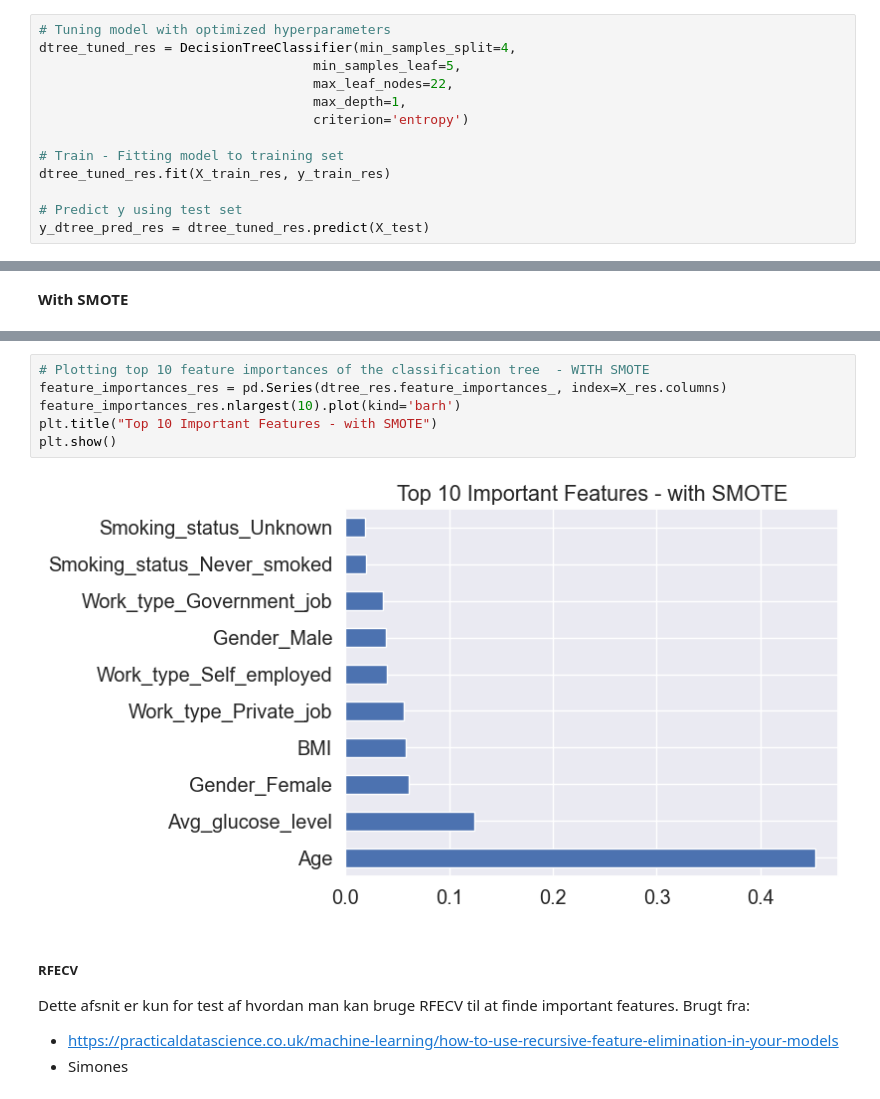
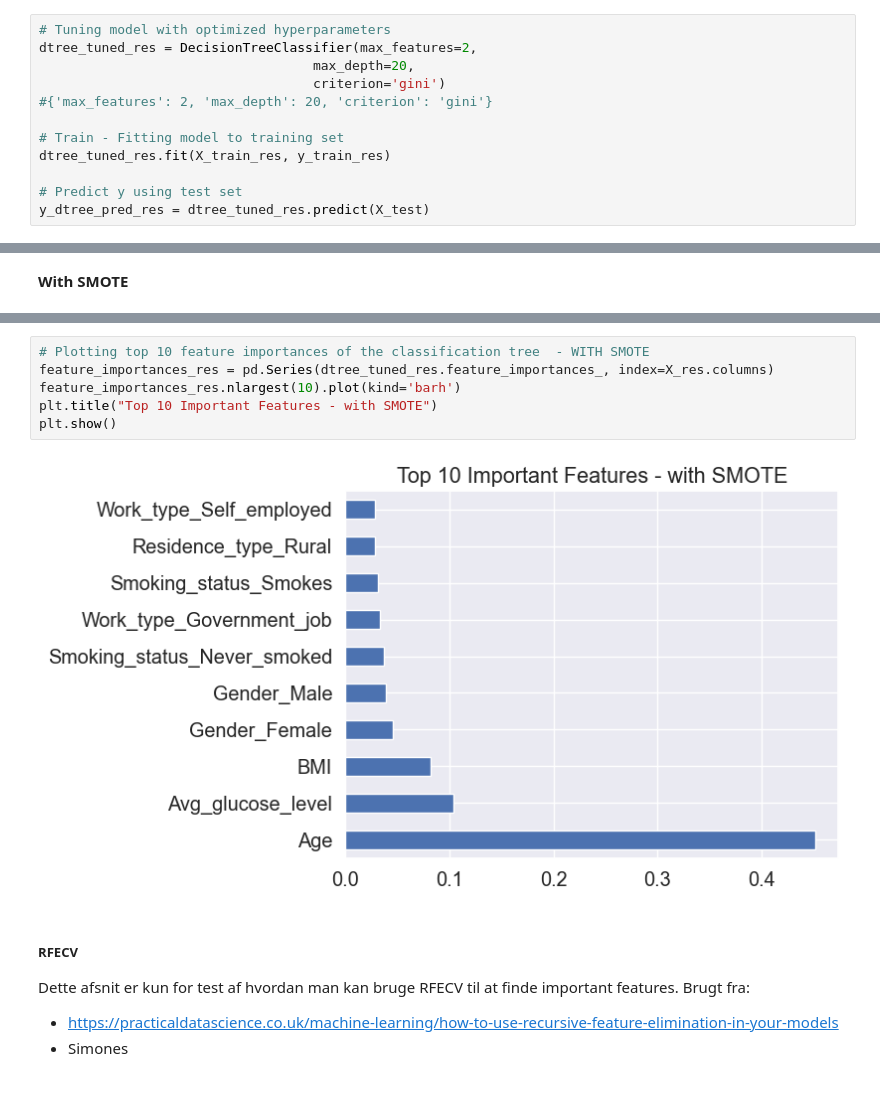
Before and after one commit to helenaglaring/BDM, a Jupyter notebook: BDM_stroke_prediction.ipynb, the cells around one changed output, grey strips where cells are left out. Saved outputs shown, nothing was run; the diff lists cells and outputs as text.

```diff
--- a/BDM_stroke_prediction.ipynb
+++ b/BDM_stroke_prediction.ipynb
@@ -1120,11 +1001,10 @@ plt.show()
 **With SMOTE**
 # %%
 # Tuning model with optimized hyperparameters
-dtree_tuned_res = DecisionTreeClassifier(min_samples_split=4,
-                                   min_samples_leaf=5,
-                                   max_leaf_nodes=22,
-                                   max_depth=1,
-                                   criterion='entropy')
+dtree_tuned_res = DecisionTreeClassifier(max_features=2,
+                                   max_depth=20,
+                                   criterion='gini')
+#{'max_features': 2, 'max_depth': 20, 'criterion': 'gini'}
 
 # Train - Fitting model to training set
 dtree_tuned_res.fit(X_train_res, y_train_res)
@@ -1257,11 +1131,11 @@ dtree_feature_rank_res
 # %%
 # Plotting top 10 feature importances of the classification tree  - WITH SMOTE
-feature_importances_res = pd.Series(dtree_res.feature_importances_, index=X_res.columns)
+feature_importances_res = pd.Series(dtree_tuned_res.feature_importances_, index=X_res.columns)
 feature_importances_res.nlargest(10).plot(kind='barh')
 plt.title("Top 10 Important Features - with SMOTE")
 plt.show()
 # %% [output]
-[figure, old version]
+[figure, new version]
 # %% [markdown]
 ##### RFECV
 Dette afsnit er kun for test af hvordan man kan bruge RFECV til at finde important features.
```
Also changed, not shown: parts of 55 cells of this notebook, 5 other files.
